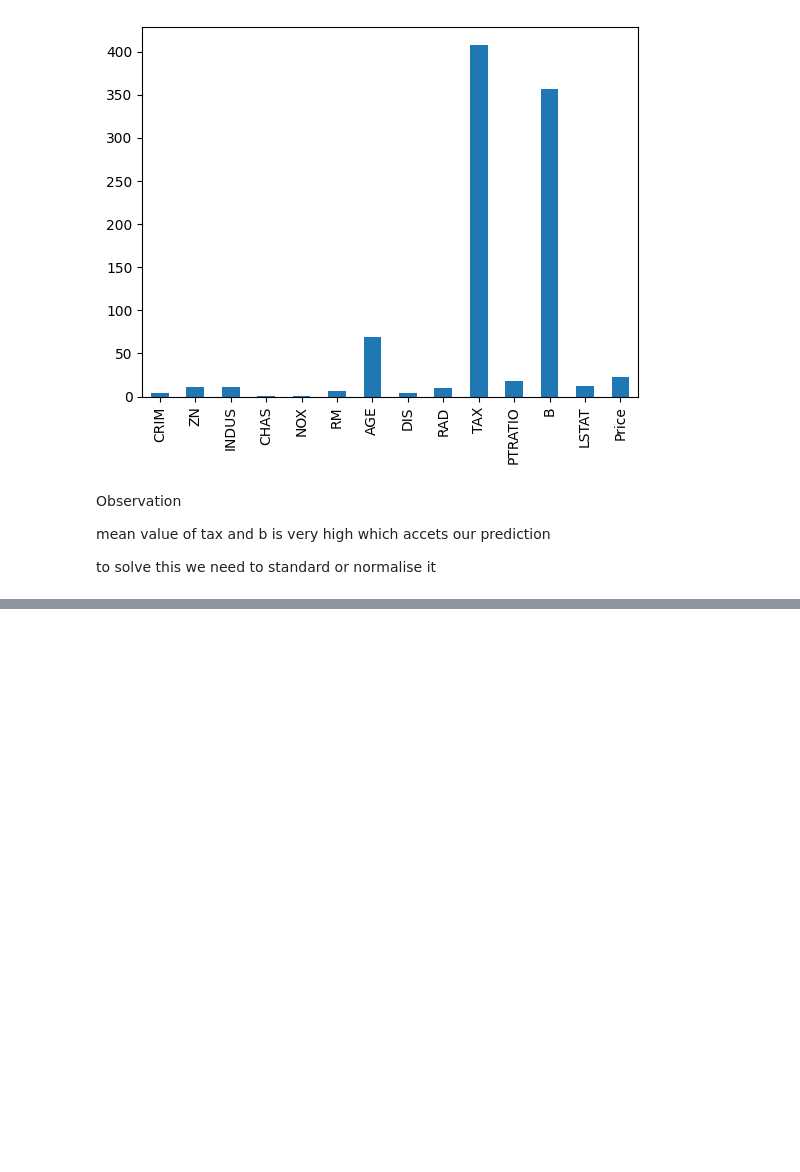
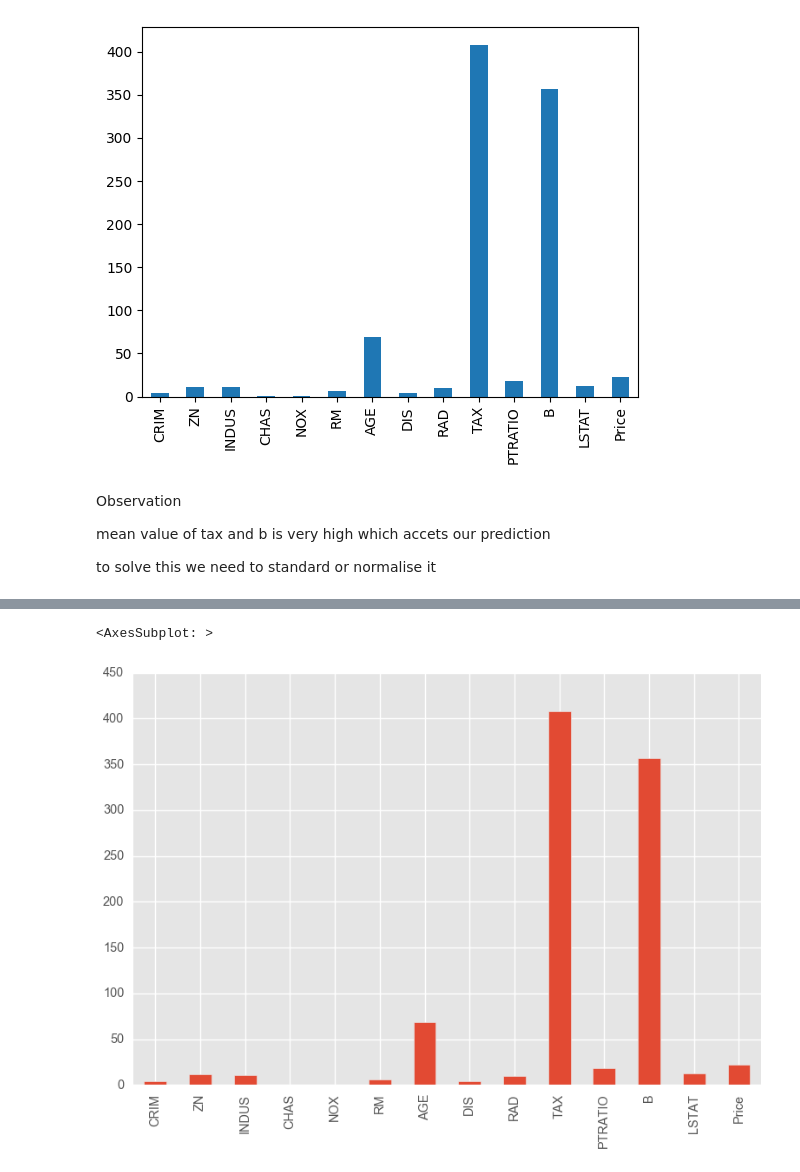
Before and after one commit to aymanmomin/python-boston-housing-eda-and-linear-regression, a Jupyter notebook: my work/boston-housing-data-eda-and-linear-regression.ipynb, the cells around one changed output, grey strips where cells are left out. Cells and saved outputs as stored; diff of their text form; code cells hidden in the pictures; blank space fills up the shorter version.

```diff
--- a/my work/boston-housing-data-eda-and-linear-regression.ipynb
+++ b/my work/boston-housing-data-eda-and-linear-regression.ipynb
@@ -228,0 +260,7 @@ to solve this we need to standard or normalise it
+# %%
+plt.style.use('ggplot')
+# %%
+data_desc.loc['mean'].plot.bar()
+# %% [output]
+<AxesSubplot: >
+[figure, added]
```
Also changed, not shown: parts of 4 cells of this notebook.
